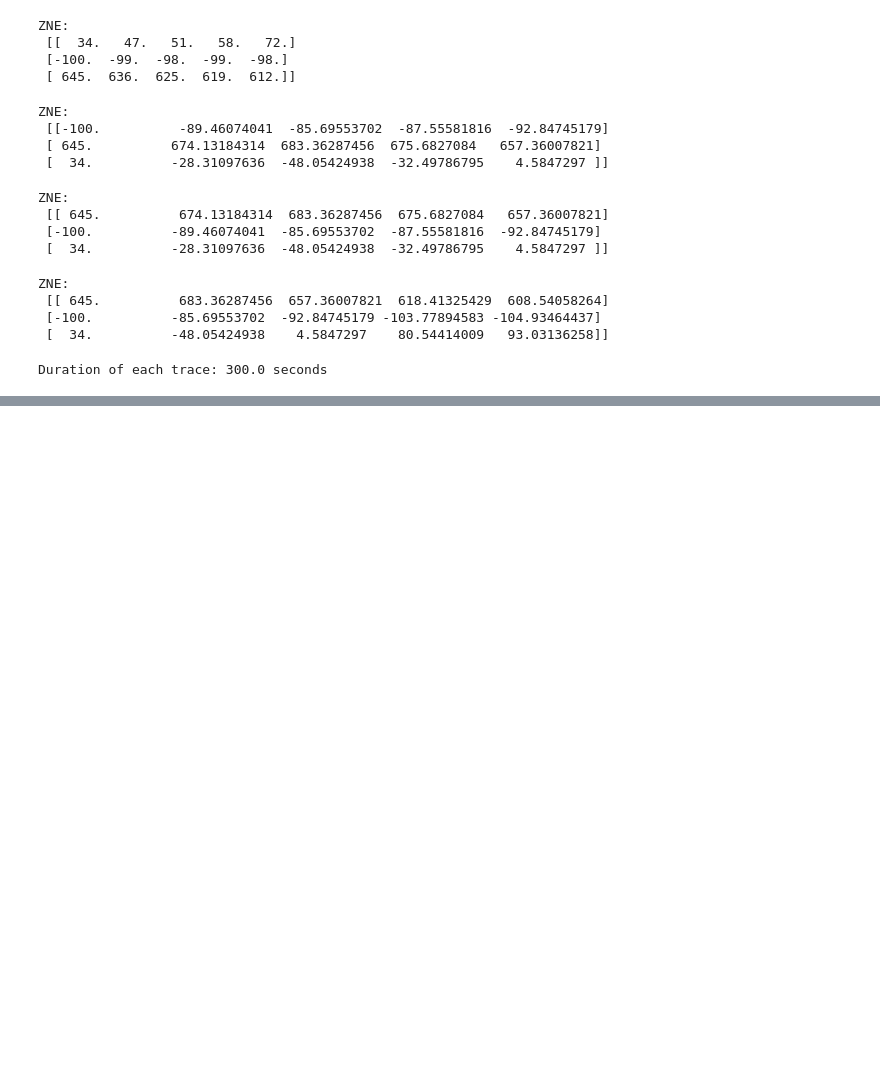
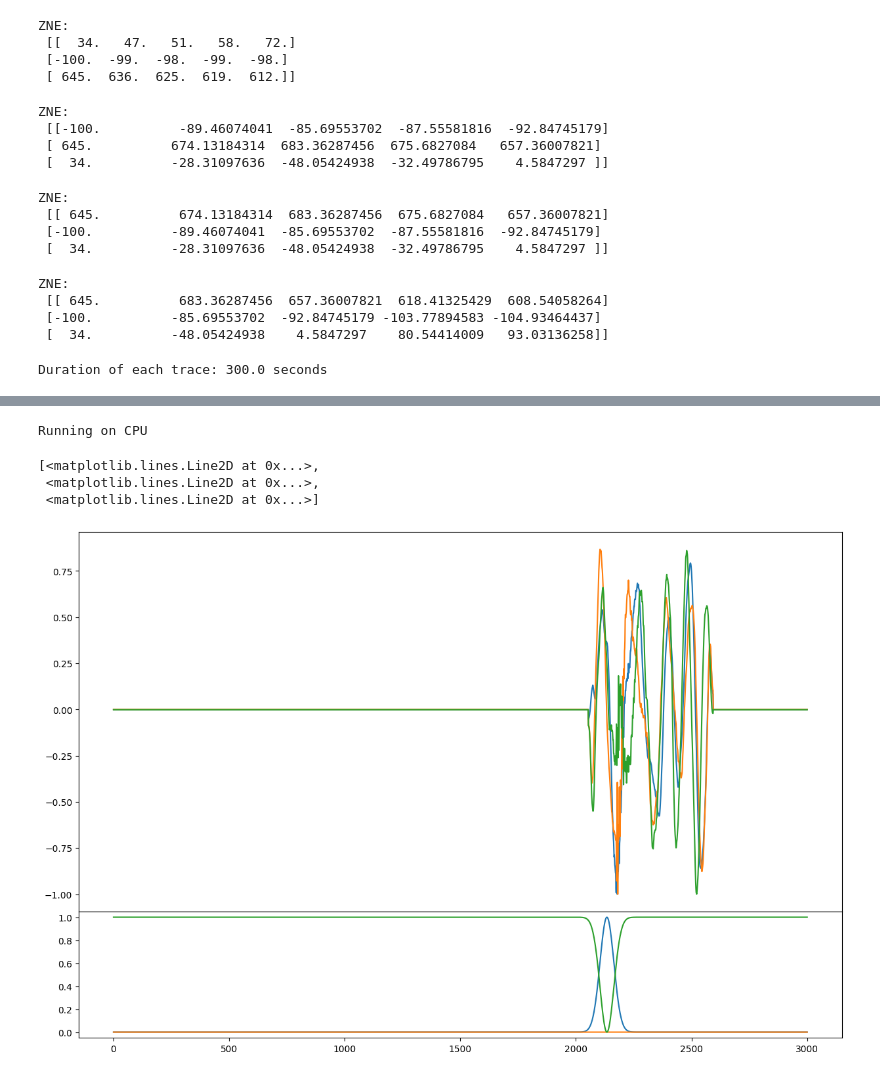
Before and after one commit to KhuzaimahAziz/thesis_seismology, a Jupyter notebook: notebooks/initial_analysis.ipynb, the cells around one changed output, grey strips where cells are left out. Saved outputs shown, nothing was run; the diff lists cells and outputs as text; code cells hidden in the pictures; blank space fills up the shorter version.

```diff
--- a/notebooks/initial_analysis.ipynb
+++ b/notebooks/initial_analysis.ipynb
@@ -121,0 +149,43 @@ array([[35, 79, 10, ..., 46, 24, 77],
+# %%
+if torch.cuda.is_available():
+    model.cuda()
+    print("Running on GPU")
+else:
+    print("Running on CPU")
+# %% [output]
+Running on CPU
+# %%
+train, dev, test = data.train_dev_test()
+
+phase_dict = {
+    "trace_p_arrival_sample": "P",
+    "trace_pP_arrival_sample": "P",
+    "trace_P_arrival_sample": "P",
+    "trace_P1_arrival_sample": "P",
+    "trace_Pg_arrival_sample": "P",
+    "trace_Pn_arrival_sample": "P",
+    "trace_PmP_arrival_sample": "P",
+    "trace_pwP_arrival_sample": "P",
+    "trace_pwPm_arrival_sample": "P",
+    "trace_s_arrival_sample": "S",
+    "trace_S_arrival_sample": "S",
+    "trace_S1_arrival_sample": "S",
+    "trace_Sg_arrival_sample": "S",
+    "trace_SmS_arrival_sample": "S",
+    "trace_Sn_arrival_sample": "S",
+}
+# %%
+import numpy as np
+train_generator = sbg.GenericGenerator(train)
+dev_generator = sbg.GenericGenerator(dev)
+
+augmentations = [
+    sbg.WindowAroundSample(list(phase_dict.keys()), samples_before=3000, windowlen=6000, selection="random", strategy="variable"),
+    sbg.RandomWindow(windowlen=3001, strategy="pad"),
+    sbg.Normalize(demean_axis=-1, amp_norm_axis=-1, amp_norm_type="peak"),
+    sbg.ChangeDtype(np.float32),
+    sbg.ProbabilisticLabeller(label_columns=phase_dict, model_labels=model.labels, sigma=30, dim=0)
+]
+
+train_generator.add_augmentations(augmentations)
+dev_generator.add_augmentations(augmentations)
@@ -121,0 +245,12 @@ array([[35, 79, 10, ..., 46, 24, 77],
+# %%
+sample = train_generator[np.random.randint(len(train_generator))]
+
+fig = plt.figure(figsize=(15, 10))
+axs = fig.subplots(2, 1, sharex=True, gridspec_kw={"hspace": 0, "height_ratios": [3, 1]})
+axs[0].plot(sample["X"].T)
+axs[1].plot(sample["y"].T)
+# %% [output]
+[<matplotlib.lines.Line2D at 0x...>,
+ <matplotlib.lines.Line2D at 0x...>,
+ <matplotlib.lines.Line2D at 0x...>]
+[figure, added]
```
Also changed, not shown: parts of 16 cells of this notebook, 19 other files.
